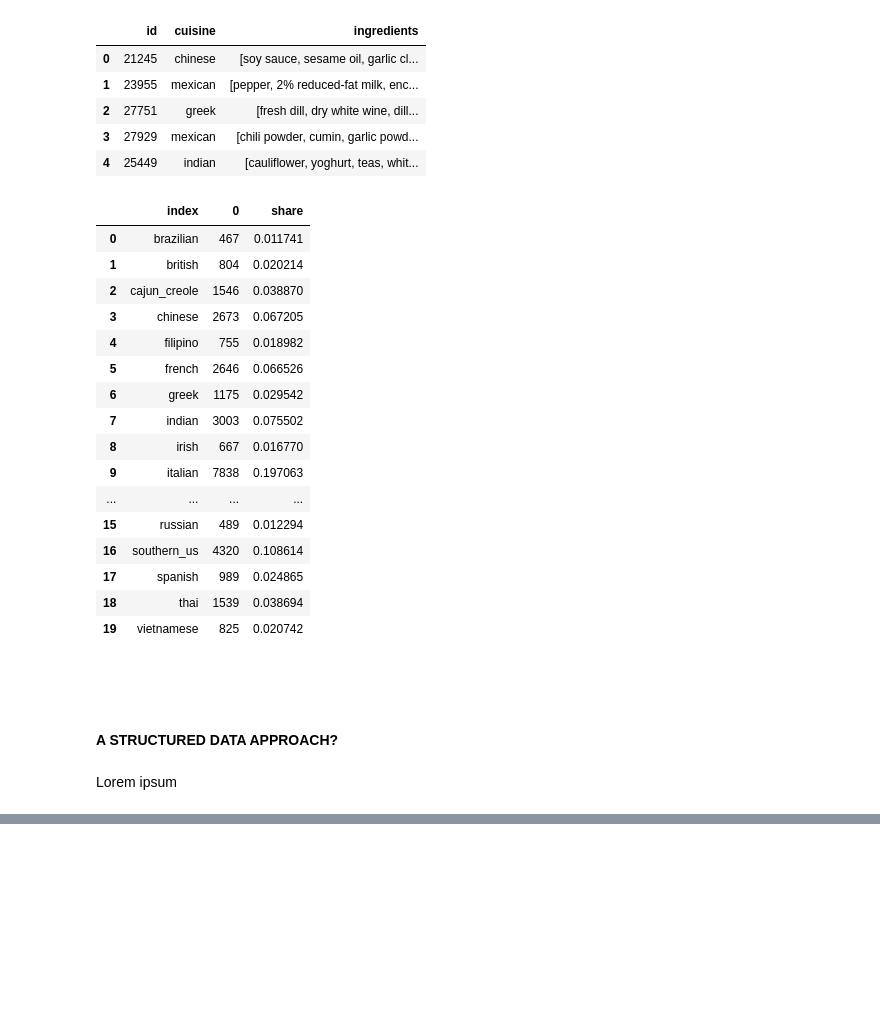
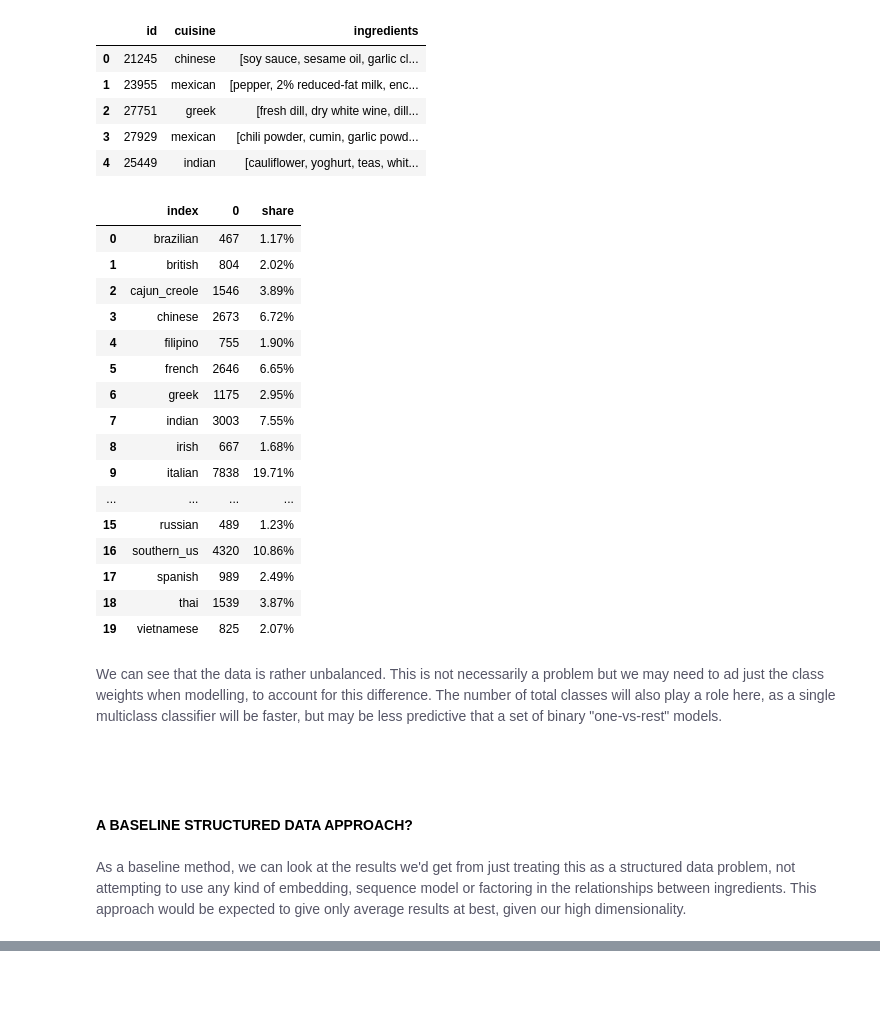
Before and after one commit to harveyhwm/kaggle-whats-cooking, a Jupyter notebook: kaggle-whats-cooking.ipynb, the cells around one changed output, grey strips where cells are left out. Drawn from its saved outputs; the diff is of its cells as text; code cells hidden in the pictures; blank space fills up the shorter version.

Commit message:
high-dimensional PCA benchmark approach added

```diff
--- a/kaggle-whats-cooking.ipynb
+++ b/kaggle-whats-cooking.ipynb
@@ -88,30 +738,32 @@ train_df.head()
 | 4 | 25449 | indian | [cauliflower, yoghurt, teas, whit... |
 # %%
 groups_df = pd.DataFrame.from_dict([Counter(train_df['cuisine'])]).transpose().reset_index().sort_values(by='index').reset_index(drop=True)
-groups_df['share'] = groups_df[0]/sum(groups_df[0])
+groups_df['share'] = (groups_df[0]/sum(groups_df[0])).apply(lambda x: '{0:.2%}'.format(x))
 groups_df
 # %% [output]
 |  | index | 0 | share |
-| 0 | brazilian | 467 | 0.011741 |
-| 1 | british | 804 | 0.020214 |
-| 2 | cajun_creole | 1546 | 0.038870 |
-| 3 | chinese | 2673 | 0.067205 |
-| 4 | filipino | 755 | 0.018982 |
-| 5 | french | 2646 | 0.066526 |
-| 6 | greek | 1175 | 0.029542 |
-| 7 | indian | 3003 | 0.075502 |
-| 8 | irish | 667 | 0.016770 |
-| 9 | italian | 7838 | 0.197063 |
+| 0 | brazilian | 467 | 1.17% |
+| 1 | british | 804 | 2.02% |
+| 2 | cajun_creole | 1546 | 3.89% |
+| 3 | chinese | 2673 | 6.72% |
+| 4 | filipino | 755 | 1.90% |
+| 5 | french | 2646 | 6.65% |
+| 6 | greek | 1175 | 2.95% |
+| 7 | indian | 3003 | 7.55% |
+| 8 | irish | 667 | 1.68% |
+| 9 | italian | 7838 | 19.71% |
 | ... | ... | ... | ... |
-| 15 | russian | 489 | 0.012294 |
-| 16 | southern_us | 4320 | 0.108614 |
-| 17 | spanish | 989 | 0.024865 |
-| 18 | thai | 1539 | 0.038694 |
-| 19 | vietnamese | 825 | 0.020742 |
+| 15 | russian | 489 | 1.23% |
+| 16 | southern_us | 4320 | 10.86% |
+| 17 | spanish | 989 | 2.49% |
+| 18 | thai | 1539 | 3.87% |
+| 19 | vietnamese | 825 | 2.07% |
+# %% [markdown]
+<p style="font-weight: 500; color: #556;">We can see that the data is rather unbalanced.  This is not necessarily a problem but we may need to ad just the class weights when modelling, to account for this difference.  The number of total classes will also play a role here, as a single multiclass classifier will be faster, but may be less predictive that a set of binary "one-vs-rest" models.</p>
 # %% [markdown]
 ####
 # %% [markdown]
-#### **A STRUCTURED DATA APPROACH?**
+#### **A BASELINE STRUCTURED DATA APPROACH?**
 # %% [markdown]
-Lorem ipsum
+<p style="font-weight: 500; color: #556;">As a baseline method, we can look at the results we'd get from just treating this as a structured data problem, not attempting to use any kind of embedding, sequence model or factoring in the relationships between ingredients.  This approach would be expected to give only average results at best, given our high dimensionality.</p>
 # %%
```
Also changed, not shown: parts of 79 cells of this notebook, 2 other files.
